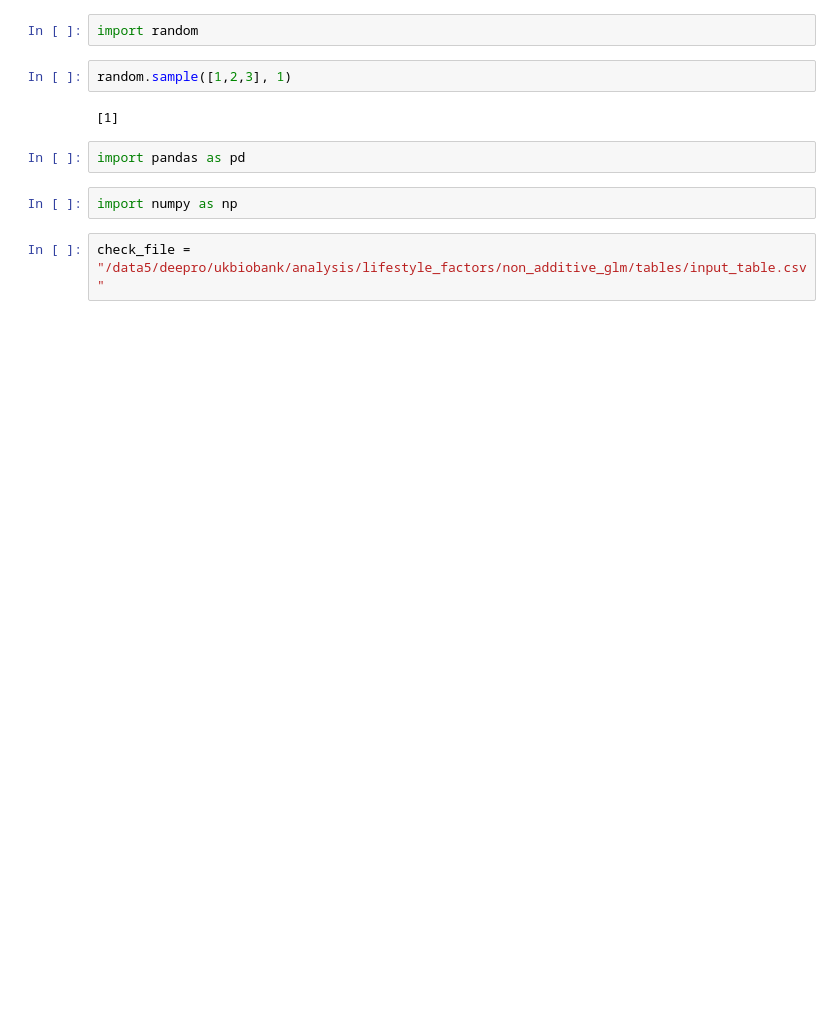
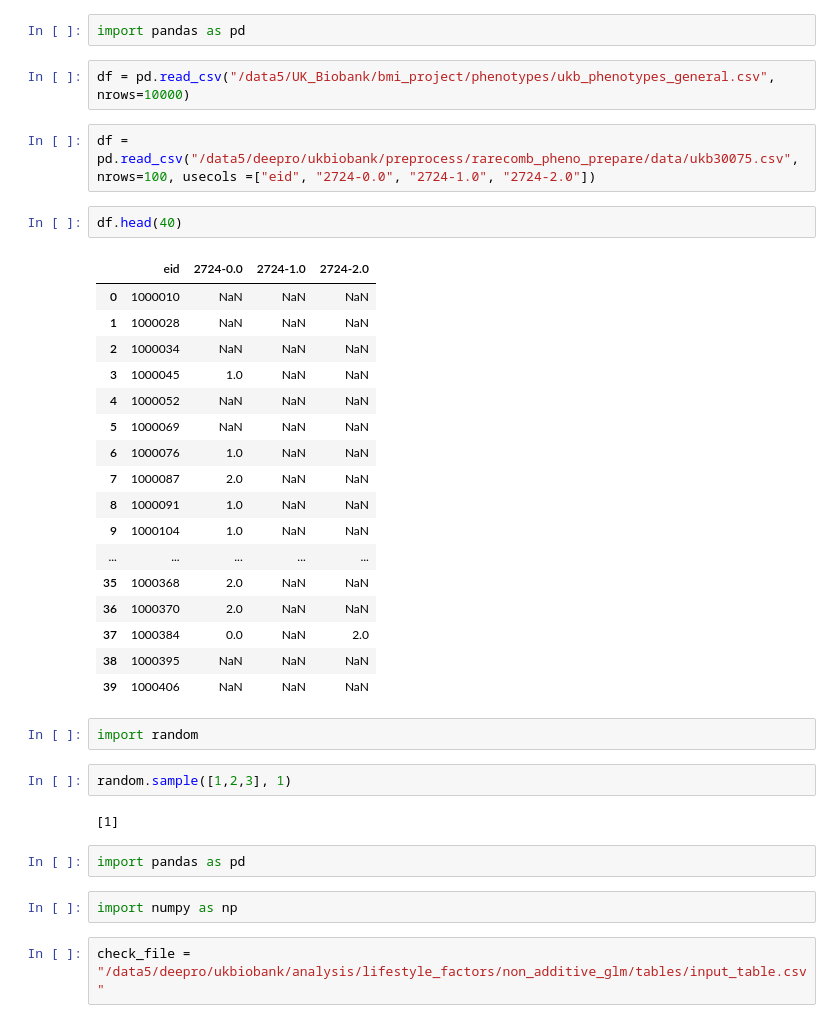
Before and after one commit to deeprob/bmi_lifestyle_factors, a Jupyter notebook: src/notebooks/scratch.ipynb, the cells around one changed output. Saved outputs shown, nothing was run; the diff lists cells and outputs as text; blank space fills up the shorter version.

```diff
--- a/src/notebooks/scratch.ipynb
+++ b/src/notebooks/scratch.ipynb
@@ -1,3 +1,29 @@
+# %%
+import pandas as pd
+# %%
+df = pd.read_csv("/data5/UK_Biobank/bmi_project/phenotypes/ukb_phenotypes_general.csv", nrows=10000)
+# %%
+df = pd.read_csv("/data5/deepro/ukbiobank/preprocess/rarecomb_pheno_prepare/data/ukb30075.csv", nrows=100, usecols =["eid", "2724-0.0", "2724-1.0", "2724-2.0"])
+# %%
+df.head(40)
+# %% [output]
+|  | eid | 2724-0.0 | 2724-1.0 | 2724-2.0 |
+| 0 | 1000010 | NaN | NaN | NaN |
+| 1 | 1000028 | NaN | NaN | NaN |
+| 2 | 1000034 | NaN | NaN | NaN |
+| 3 | 1000045 | 1.0 | NaN | NaN |
+| 4 | 1000052 | NaN | NaN | NaN |
+| 5 | 1000069 | NaN | NaN | NaN |
+| 6 | 1000076 | 1.0 | NaN | NaN |
+| 7 | 1000087 | 2.0 | NaN | NaN |
+| 8 | 1000091 | 1.0 | NaN | NaN |
+| 9 | 1000104 | 1.0 | NaN | NaN |
+| ... | ... | ... | ... | ... |
+| 35 | 1000368 | 2.0 | NaN | NaN |
+| 36 | 1000370 | 2.0 | NaN | NaN |
+| 37 | 1000384 | 0.0 | NaN | 2.0 |
+| 38 | 1000395 | NaN | NaN | NaN |
+| 39 | 1000406 | NaN | NaN | NaN |
 # %%
 import random
 # %%
```
Also changed, not shown: 1 other file.
